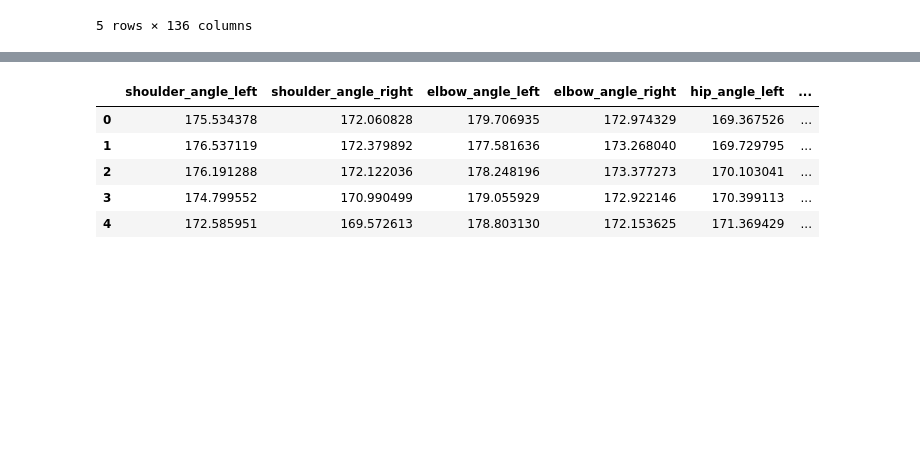
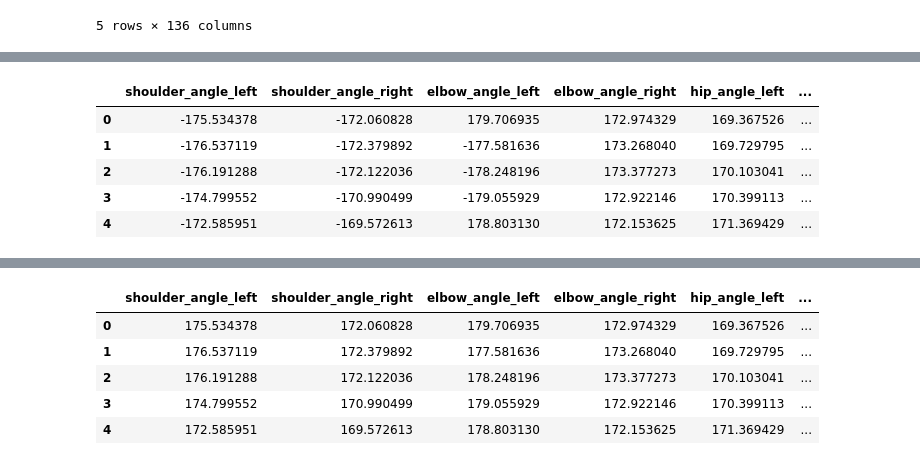
Before and after one commit to SloughJE/aerial_straps_classifier, a Jupyter notebook: noteboooks/main_functions.ipynb, the cells around one changed output, grey strips where cells are left out. Saved outputs shown, nothing was run; the diff lists cells and outputs as text; code cells hidden in the pictures; blank space fills up the shorter version.

```diff
--- a/noteboooks/main_functions.ipynb
+++ b/noteboooks/main_functions.ipynb
@@ -366,0 +419,11 @@ landmark.presence
+# %%
+# Apply the function to the DataFrame
+df_angles = df.apply(extract_angles, axis=1)
+df_angles.head()
+# %% [output]
+|  | shoulder_angle_left | shoulder_angle_right | elbow_angle_left | elbow_angle_right | hip_angle_left | ... |
+| 0 | -175.534378 | -172.060828 | 179.706935 | 172.974329 | 169.367526 | ... |
+| 1 | -176.537119 | -172.379892 | -177.581636 | 173.268040 | 169.729795 | ... |
+| 2 | -176.191288 | -172.122036 | -178.248196 | 173.377273 | 170.103041 | ... |
+| 3 | -174.799552 | -170.990499 | -179.055929 | 172.922146 | 170.399113 | ... |
+| 4 | -172.585951 | -169.572613 | 178.803130 | 172.153625 | 171.369429 | ... |
```
Also changed, not shown: parts of 25 cells of this notebook, 2 other files.
